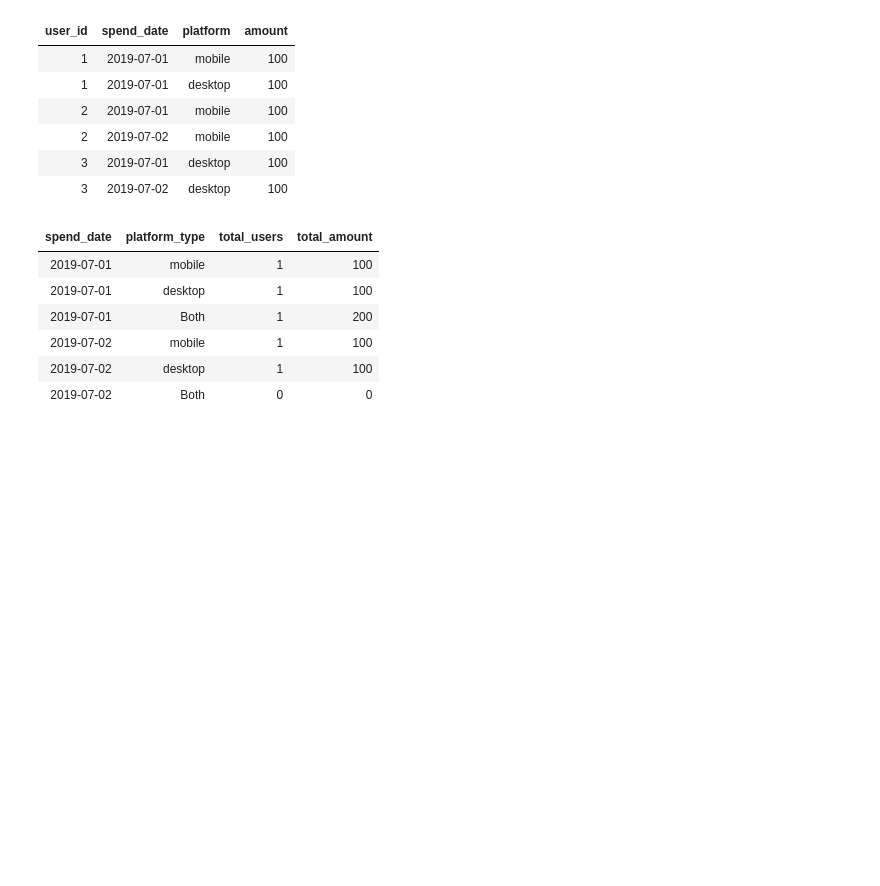
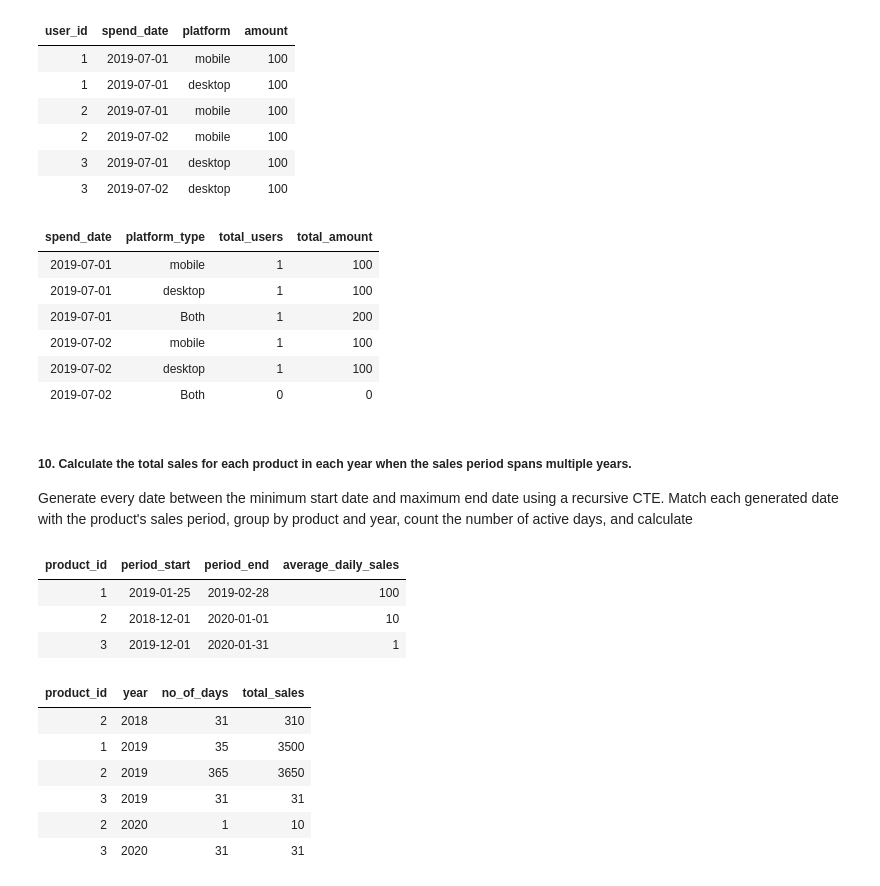
Before and after one commit to Rupam-1/SQL-Pyspark-practise_youtube, a Jupyter notebook: 01. SQL - Part1.ipynb, the cells around one changed output. Drawn from its saved outputs; the diff is of its cells as text; code cells hidden in the pictures; blank space fills up the shorter version.

```diff
--- a/01. SQL - Part1.ipynb
+++ b/01. SQL - Part1.ipynb
@@ -767,3 +767,59 @@ order by cross_join.spend_date;
 | 2019-07-02 | mobile | 1 | 100 |
 | 2019-07-02 | desktop | 1 | 100 |
 | 2019-07-02 | Both | 0 | 0 |
+# %% [markdown]
+##### 10. Calculate the total sales for each product in each year when the sales period spans multiple years.
+Generate every date between the minimum start date and maximum end date using a
+recursive CTE. Match each generated date with the product's sales period,
+group by product and year, count the number of active days, and calculate
+# %%
+%sql
+DROP TABLE IF EXISTS sales;
+CREATE TABLE sales (
+    product_id INT,
+    period_start DATE,
+    period_end DATE,
+    average_daily_sales INT
+);
+INSERT INTO sales VALUES
+(1,'2019-01-25','2019-02-28',100),
+(2,'2018-12-01','2020-01-01',10),
+(3,'2019-12-01','2020-01-31',1);
+SELECT * FROM sales;
+# %% [output]
+| product_id | period_start | period_end | average_daily_sales |
+| 1 | 2019-01-25 | 2019-02-28 | 100 |
+| 2 | 2018-12-01 | 2020-01-01 | 10 |
+| 3 | 2019-12-01 | 2020-01-31 | 1 |
+# %%
+%sql
+with RECURSIVE cte max recursion level 2000 as (
+    select
+        min(period_start) as dates,
+        max(period_end) as end_date
+    from sales
+    union all
+    select
+        cast(dateadd(day, 1, dates) as date) as dates,
+        end_date
+    from cte
+    where dateadd(day, 1, dates) <= end_date
+)
+select
+    sales.product_id,
+    year(cte.dates) as year,
+    count(*) as no_of_days,
+    sum(sales.average_daily_sales) as total_sales
+from cte
+inner join sales
+on cte.dates between sales.period_start and sales.period_end
+group by year(cte.dates), sales.product_id
+order by year(cte.dates), sales.product_id;
+# %% [output]
+| product_id | year | no_of_days | total_sales |
+| 2 | 2018 | 31 | 310 |
+| 1 | 2019 | 35 | 3500 |
+| 2 | 2019 | 365 | 3650 |
+| 3 | 2019 | 31 | 31 |
+| 2 | 2020 | 1 | 10 |
+| 3 | 2020 | 31 | 31 |
```
Also changed, not shown: 1 other file.
